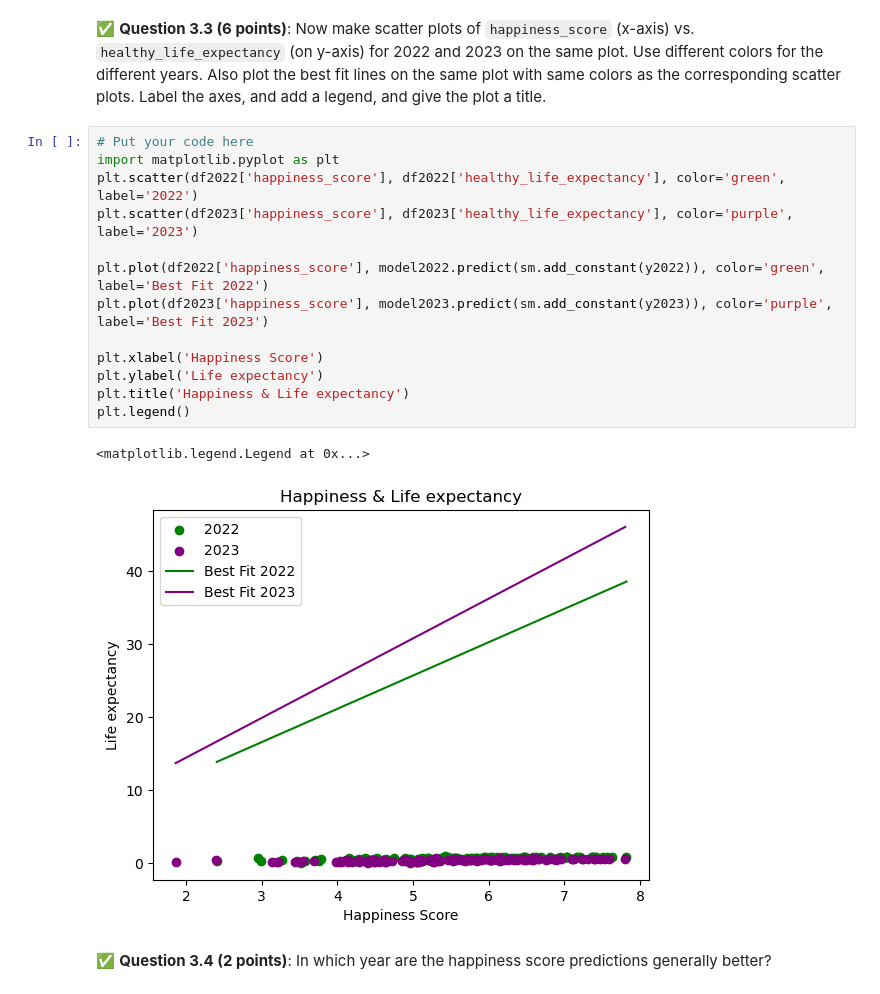
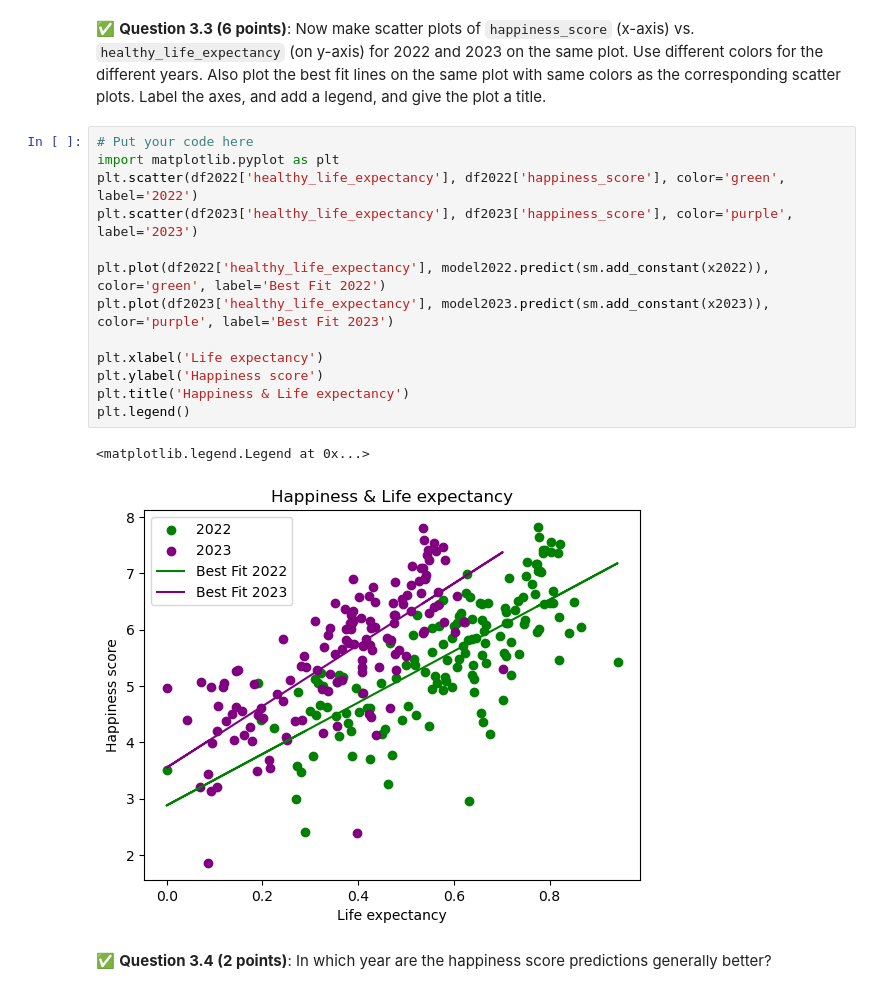
Before and after one commit to varshasg/CMSE202-s23-turnin, a Jupyter notebook: hw-03/HW-03_Regression-S24-STUDENT.ipynb, the cells around one changed output. Cells and saved outputs as stored; diff of their text form.

```diff
--- a/hw-03/HW-03_Regression-S24-STUDENT.ipynb
+++ b/hw-03/HW-03_Regression-S24-STUDENT.ipynb
@@ -198,19 +198,19 @@ Notes:
 # %%
 # Put your code here
 import matplotlib.pyplot as plt
-plt.scatter(df2022['happiness_score'], df2022['healthy_life_expectancy'], color='green', label='2022')
-plt.scatter(df2023['happiness_score'], df2023['healthy_life_expectancy'], color='purple', label='2023')
+plt.scatter(df2022['healthy_life_expectancy'], df2022['happiness_score'], color='green', label='2022')
+plt.scatter(df2023['healthy_life_expectancy'], df2023['happiness_score'], color='purple', label='2023')
 
-plt.plot(df2022['happiness_score'], model2022.predict(sm.add_constant(y2022)), color='green', label='Best Fit 2022')
-plt.plot(df2023['happiness_score'], model2023.predict(sm.add_constant(y2023)), color='purple', label='Best Fit 2023')
+plt.plot(df2022['healthy_life_expectancy'], model2022.predict(sm.add_constant(x2022)), color='green', label='Best Fit 2022')
+plt.plot(df2023['healthy_life_expectancy'], model2023.predict(sm.add_constant(x2023)), color='purple', label='Best Fit 2023')
 
-plt.xlabel('Happiness Score')
-plt.ylabel('Life expectancy')
+plt.xlabel('Life expectancy')
+plt.ylabel('Happiness score')
 plt.title('Happiness & Life expectancy')
 plt.legend()
 # %% [output]
 <matplotlib.legend.Legend at 0x...>
-[figure, old version]
+[figure, new version]
 # %% [markdown]
 &#9989;  **Question 3.4 (2 points)**: In which year are the happiness score predictions generally better?
 # %% [markdown]
```
Also changed, not shown: parts of 11 cells of this notebook.
